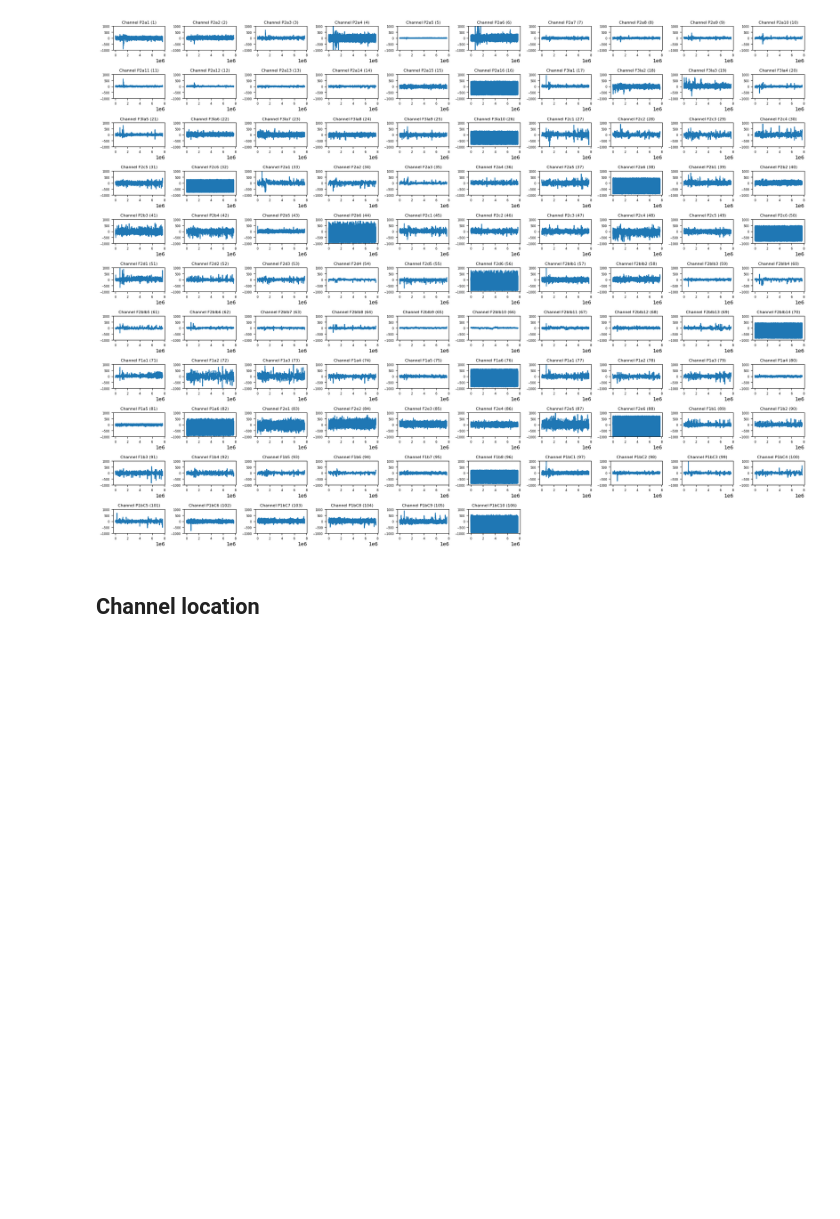
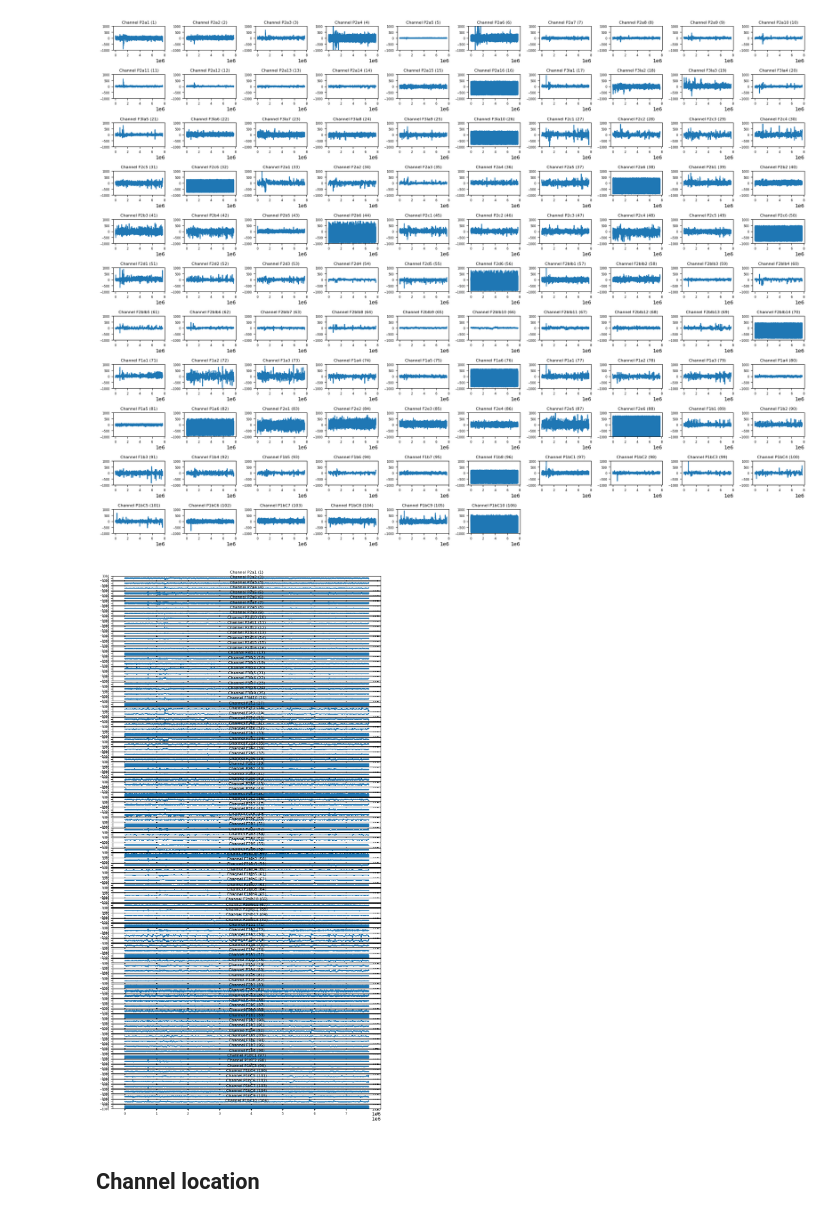
Before and after one commit to CS-433/ml-project-2-ml4science_tne, a Jupyter notebook: Code/visualisation.ipynb, the cells around one changed output. Cells and saved outputs as stored; diff of their text form; code cells hidden in the pictures; blank space fills up the shorter version.

```diff
--- a/Code/visualisation.ipynb
+++ b/Code/visualisation.ipynb
@@ -7,7 +8,7 @@ from utils import *
 # %% [markdown]
 ## Load dataset
 # %%
-data = load_pickle('../Data/Dataset_4subjects_Exe_Obs')
+data = load_pickle(DATA_PATH_NOTEBOOK)
 # %% [markdown]
 ## Structure of the dataset
 # %%
@@ -455,4 +456,32 @@ plt.show()
 fig.savefig(f'images/sEEG_channels_signal_{participant}_{session}_restricted.png')
 # %% [output]
 [figure]
+# %%
+# all same axis
+n_rows = Nb_channels
+n_cols = 1
+
+fig, axes = plt.subplots(n_rows, n_cols, figsize=(10, 20))  # Adjust figure size as needed
+axes = axes.flatten()  # Flatten to access each subplot by index
+
+for channel_idx in range(Nb_channels):
+    channel = data[participant][session]['channel_labels'][channel_idx]
+    sEEG_data = data[participant][session]['neural_data'][channel_idx, :]
+
+    # Plot on the corresponding subplot
+    axes[channel_idx].plot(sEEG_data)
+    axes[channel_idx].set_title(f'Channel {channel} ({channel_idx+1})', fontsize=8)
+    axes[channel_idx].tick_params(axis='both', which='major', labelsize=6)
+    axes[channel_idx].set_ylim(-1000, 1000)
+
+# Hide unused subplots if any
+for idx in range(Nb_channels, len(axes)):
+    axes[idx].axis('off')
+
+plt.tight_layout()  # Adjust layout
+plt.show()
+
+fig.savefig(f'images/sEEG_channels_signal_{participant}_{session}_packed.png')
+# %% [output]
+[figure, added]
 # %% [markdown]
```
Also changed, not shown: parts of 4 cells of this notebook, 9 other files.
